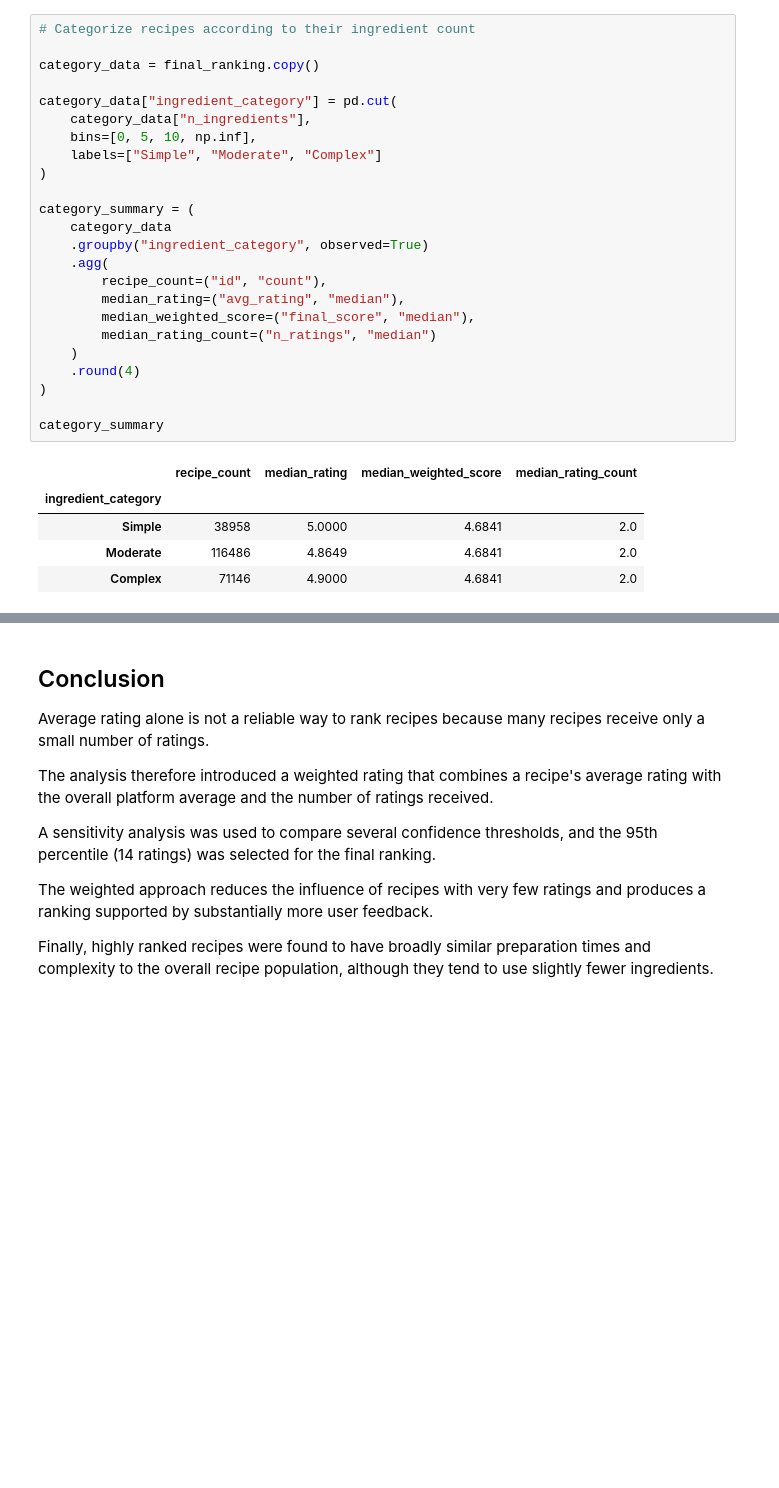
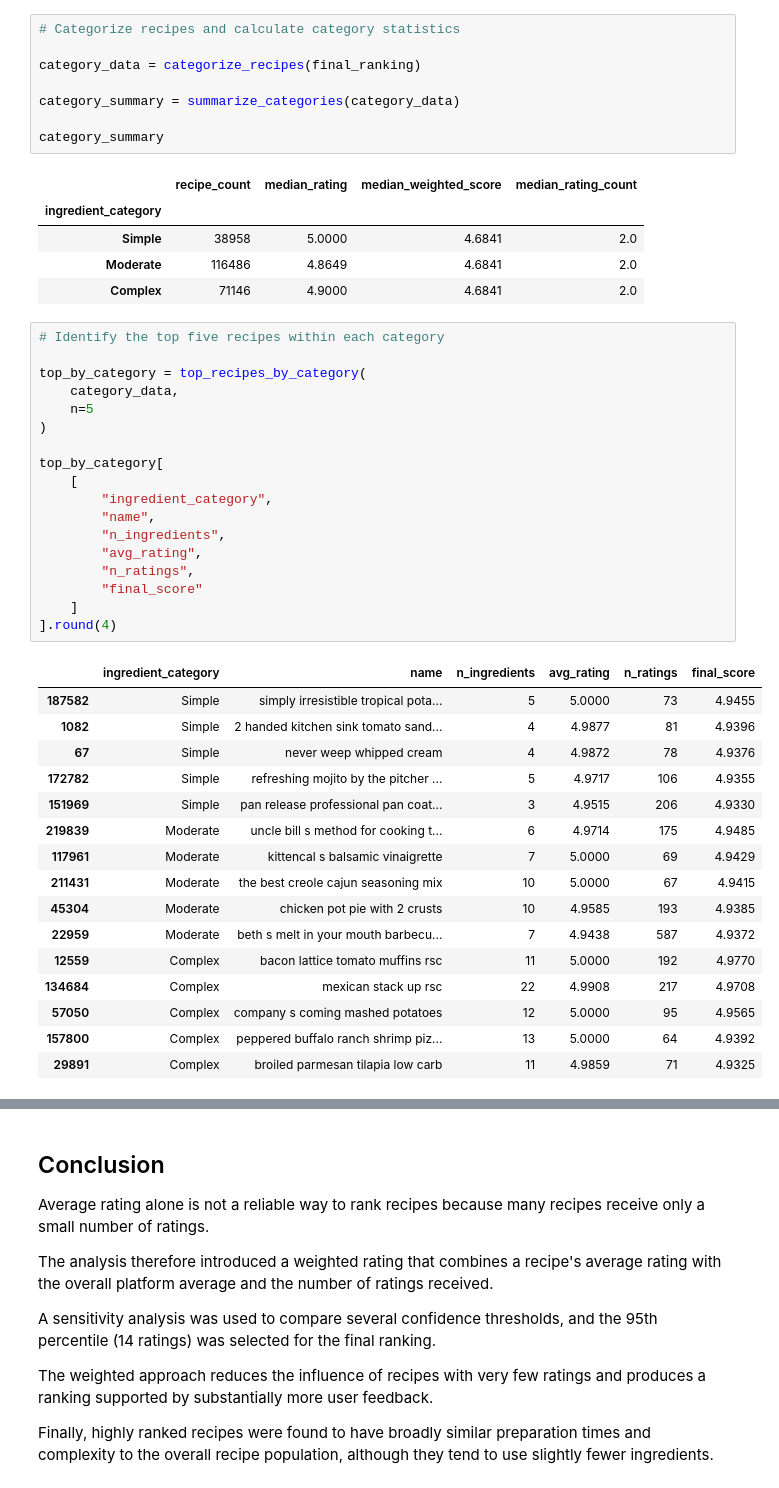
Before and after one commit to MetinVs/rate-my-recipe, a Jupyter notebook: Python Project.ipynb, the cells around one changed output, grey strips where cells are left out. Cells and saved outputs as stored; diff of their text form; blank space fills up the shorter version.

```diff
--- a/Python Project.ipynb
+++ b/Python Project.ipynb
@@ -530,27 +508,11 @@ number of ingredients. This allows us to compare ranking
 scores across ingredient-count groups and identify the
 highest-ranked recipes within each category.
 # %%
-# Categorize recipes according to their ingredient count
+# Categorize recipes and calculate category statistics
 
-category_data = final_ranking.copy()
+category_data = categorize_recipes(final_ranking)
 
-category_data["ingredient_category"] = pd.cut(
-    category_data["n_ingredients"],
-    bins=[0, 5, 10, np.inf],
-    labels=["Simple", "Moderate", "Complex"]
-)
-
-category_summary = (
-    category_data
-    .groupby("ingredient_category", observed=True)
-    .agg(
-        recipe_count=("id", "count"),
-        median_rating=("avg_rating", "median"),
-        median_weighted_score=("final_score", "median"),
-        median_rating_count=("n_ratings", "median")
-    )
-    .round(4)
-)
+category_summary = summarize_categories(category_data)
 
 category_summary
 # %% [output]
@@ -559,3 +521,38 @@ category_summary
 | Simple | 38958 | 5.0000 | 4.6841 | 2.0 |
 | Moderate | 116486 | 4.8649 | 4.6841 | 2.0 |
 | Complex | 71146 | 4.9000 | 4.6841 | 2.0 |
+# %%
+# Identify the top five recipes within each category
+
+top_by_category = top_recipes_by_category(
+    category_data,
+    n=5
+)
+
+top_by_category[
+    [
+        "ingredient_category",
+        "name",
+        "n_ingredients",
+        "avg_rating",
+        "n_ratings",
+        "final_score"
+    ]
+].round(4)
+# %% [output]
+|  | ingredient_category | name | n_ingredients | avg_rating | n_ratings | final_score |
+| 187582 | Simple | simply irresistible tropical pota... | 5 | 5.0000 | 73 | 4.9455 |
+| 1082 | Simple | 2 handed kitchen sink tomato sand... | 4 | 4.9877 | 81 | 4.9396 |
+| 67 | Simple | never weep whipped cream | 4 | 4.9872 | 78 | 4.9376 |
+| 172782 | Simple | refreshing mojito by the pitcher ... | 5 | 4.9717 | 106 | 4.9355 |
+| 151969 | Simple | pan release professional pan coat... | 3 | 4.9515 | 206 | 4.9330 |
+| 219839 | Moderate | uncle bill s method for cooking t... | 6 | 4.9714 | 175 | 4.9485 |
+| 117961 | Moderate | kittencal s balsamic vinaigrette | 7 | 5.0000 | 69 | 4.9429 |
+| 211431 | Moderate | the best creole cajun seasoning mix | 10 | 5.0000 | 67 | 4.9415 |
+| 45304 | Moderate | chicken pot pie with 2 crusts | 10 | 4.9585 | 193 | 4.9385 |
+| 22959 | Moderate | beth s melt in your mouth barbecu... | 7 | 4.9438 | 587 | 4.9372 |
+| 12559 | Complex | bacon lattice tomato muffins rsc | 11 | 5.0000 | 192 | 4.9770 |
+| 134684 | Complex | mexican stack up rsc | 22 | 4.9908 | 217 | 4.9708 |
+| 57050 | Complex | company s coming mashed potatoes | 12 | 5.0000 | 95 | 4.9565 |
+| 157800 | Complex | peppered buffalo ranch shrimp piz... | 13 | 5.0000 | 64 | 4.9392 |
+| 29891 | Complex | broiled parmesan tilapia low carb | 11 | 4.9859 | 71 | 4.9325 |
```
Also changed, not shown: parts of 6 cells of this notebook, 3 other files.
